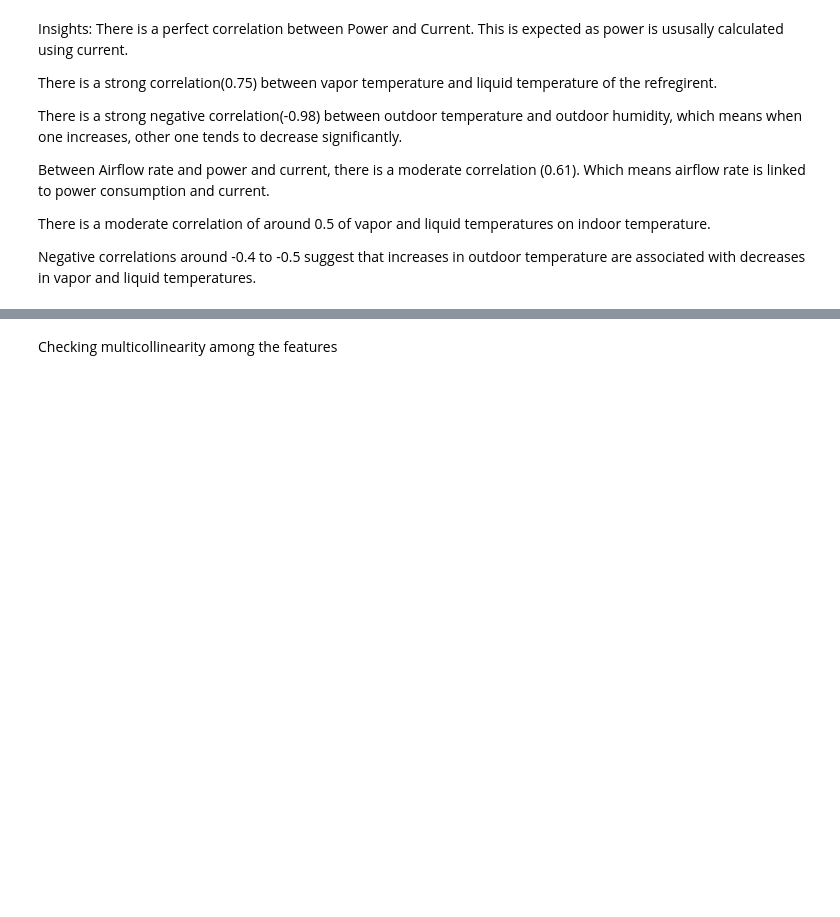
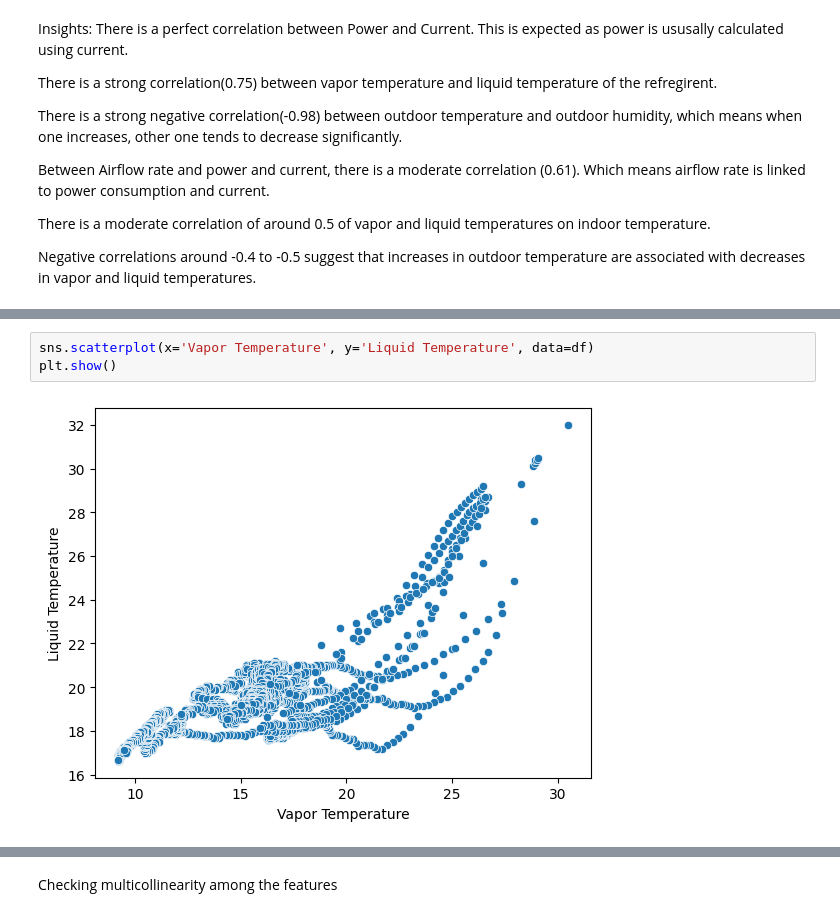
Before and after one commit to AkilaIsuri/AirConditioner-AnomalyDetection, a Jupyter notebook: EDA.ipynb, the cells around one changed output, grey strips where cells are left out. Cells and saved outputs as stored; diff of their text form; blank space fills up the shorter version.

```diff
--- a/EDA.ipynb
+++ b/EDA.ipynb
@@ -253,0 +259,5 @@ Negative correlations around -0.4 to -0.5 suggest that increases in outdoor temp
+# %%
+sns.scatterplot(x='Vapor Temperature', y='Liquid Temperature', data=df)
+plt.show()
+# %% [output]
+[figure, added]
```
Also changed, not shown: parts of 10 cells of this notebook.
